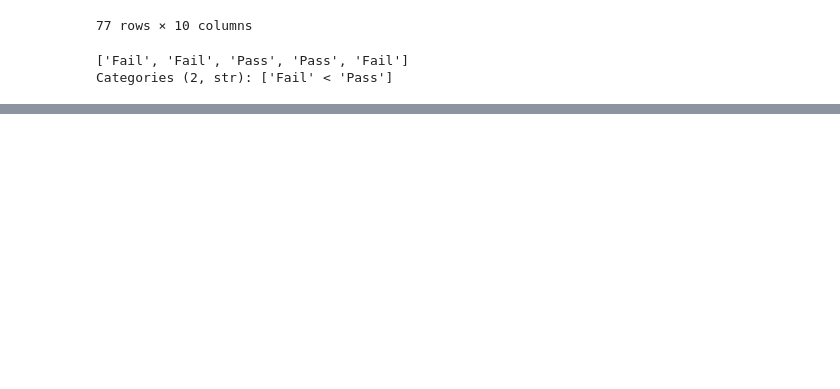
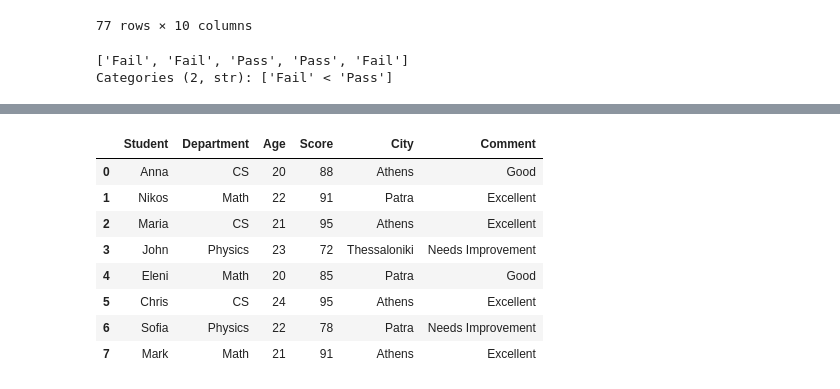
Before and after one commit to sta8isznt/Teaching-Codes-2025-2026, a Jupyter notebook: Data_Analysis_1/northwind.ipynb, the cells around one changed output, grey strips where cells are left out. Saved outputs shown, nothing was run; the diff lists cells and outputs as text; code cells hidden in the pictures; blank space fills up the shorter version.

```diff
--- a/Data_Analysis_1/northwind.ipynb
+++ b/Data_Analysis_1/northwind.ipynb
@@ -339,0 +377,17 @@ df = pd.DataFrame({
+# %%
+bins = [0, 80, 90, 100]
+labels = ["Needs Improvement", "Good", "Excellent"]
+
+df["Comment"] = pd.cut(df["Score"], bins=bins, labels=labels)
+# %%
+df.head(10)
+# %% [output]
+|  | Student | Department | Age | Score | City | Comment |
+| 0 | Anna | CS | 20 | 88 | Athens | Good |
+| 1 | Nikos | Math | 22 | 91 | Patra | Excellent |
+| 2 | Maria | CS | 21 | 95 | Athens | Excellent |
+| 3 | John | Physics | 23 | 72 | Thessaloniki | Needs Improvement |
+| 4 | Eleni | Math | 20 | 85 | Patra | Good |
+| 5 | Chris | CS | 24 | 95 | Athens | Excellent |
+| 6 | Sofia | Physics | 22 | 78 | Patra | Needs Improvement |
+| 7 | Mark | Math | 21 | 91 | Athens | Excellent |
```
Also changed, not shown: parts of 4 cells of this notebook, 1 other file.
